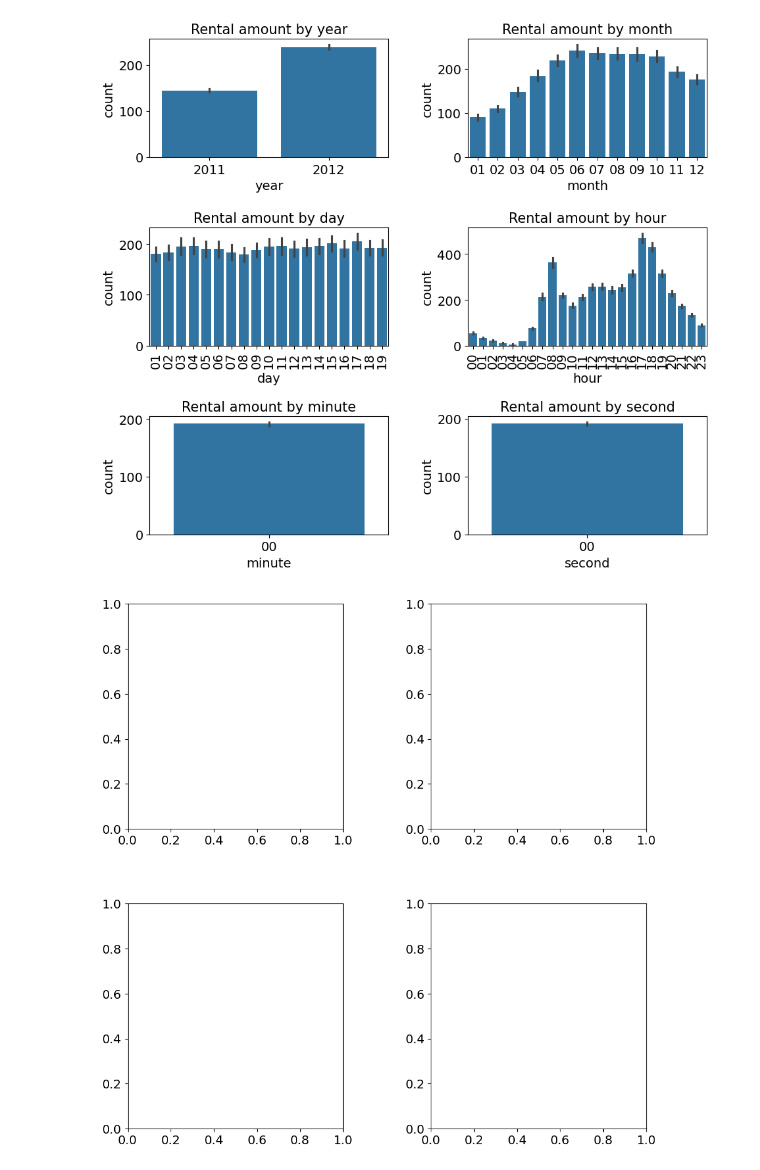
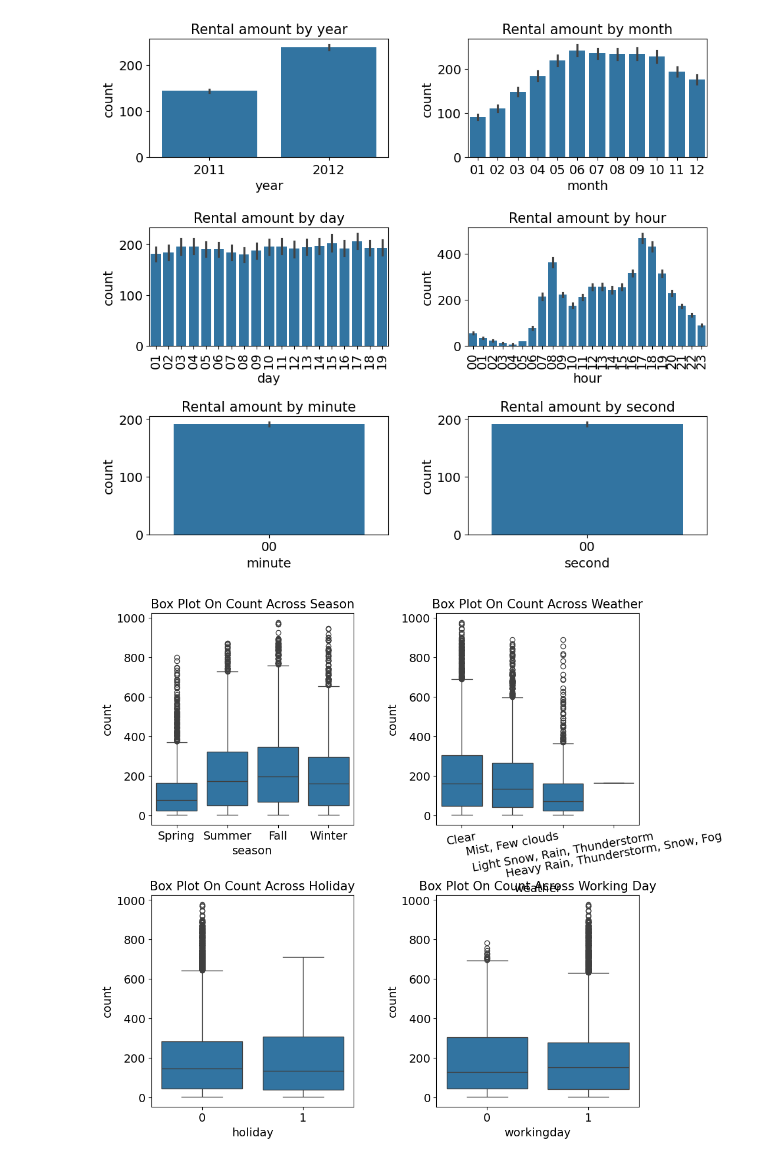
Before and after one commit to saub03/Data-Science-Deep-Dive, a Jupyter notebook: 03_Competition_Strategy/Hee/260302_W1_Bike_Sharing_Demand_P.ipynb, the cells around one changed output. Cells and saved outputs as stored; diff of their text form; code cells hidden in the pictures.

```diff
--- a/03_Competition_Strategy/Hee/260302_W1_Bike_Sharing_Demand_P.ipynb
+++ b/03_Competition_Strategy/Hee/260302_W1_Bike_Sharing_Demand_P.ipynb
@@ -187,6 +187,18 @@ axes[1, 1].tick_params(axis='x', labelrotation=90)
 # %%
 figure, axes = plt.subplots(nrows=2, ncols=2)
 plt.tight_layout()
 figure.set_size_inches(10,10)
+
+sns.boxplot(data=train, ax=axes[0,0], x='season', y='count')
+sns.boxplot(data=train, ax=axes[0,1], x='weather', y='count')
+sns.boxplot(data=train, ax=axes[1,0], x='holiday', y='count')
+sns.boxplot(data=train, ax=axes[1,1], x='workingday', y='count')
+
+axes[0,0].set(title='Box Plot On Count Across Season')
+axes[0,1].set(title='Box Plot On Count Across Weather')
+axes[1,0].set(title='Box Plot On Count Across Holiday')
+axes[1,1].set(title='Box Plot On Count Across Working Day')
+
+axes[0,1].tick_params(axis='x', labelrotation=10)
 # %% [output]
-[figure, old version]
+[figure, new version]
```
Also changed, not shown: parts of 3 cells of this notebook.
